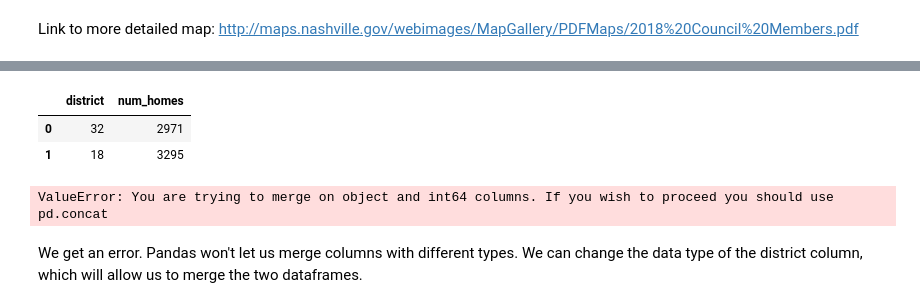
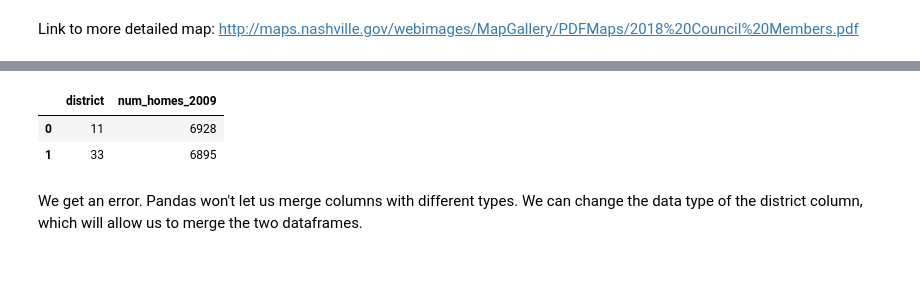
Before and after one commit to mcvholloway/affordable_housing, a Jupyter notebook: affordable_housing.ipynb, the cells around one changed output, grey strips where cells are left out. Saved outputs shown, nothing was run; the diff lists cells and outputs as text; code cells hidden in the pictures; blank space fills up the shorter version.

```diff
--- a/affordable_housing.ipynb
+++ b/affordable_housing.ipynb
@@ -77,0 +124,3 @@ import matplotlib.pyplot as plt
+# %%
+houses_2009.columns = houses_2009.columns.map(lambda x: x.replace(' ', '').replace('2009', ''))
+houses_2009.columns
@@ -77,0 +317,4 @@ import matplotlib.pyplot as plt
+# %%
+houses_2009 = houses_2009.drop_duplicates('AddressFullAddress')
+houses_2013 = houses_2013.drop_duplicates('AddressFullAddress')
+houses_2017 = houses_2017.drop_duplicates('AddressFullAddress')
@@ -107,2 +596,3 @@ Link to more detailed map: http://maps.nashville.gov/webimages/MapGallery/PDFMap
 # %%
-homes_per_district = houses.CouncilDistrict.value_counts().sort_values()
+homes_per_district = houses_2009.CouncilDistrict.value_counts()
+homes_per_district
@@ -109,3 +616,0 @@ homes_per_district = houses.CouncilDistrict.value_counts().sort_values()
-# %%
-homes_per_district = pd.DataFrame(homes_per_district)
-homes_per_district.head(2)
@@ -123,14 +628,12 @@ homes_per_district.head(2)
 # %%
-homes_per_district.columns = ['district', 'num_homes']
+homes_per_district.columns = ['district', 'num_homes_2009']
 homes_per_district.head(2)
 # %% [output]
-|  | district | num_homes |
-| 0 | 32 | 2971 |
-| 1 | 18 | 3295 |
+|  | district | num_homes_2009 |
+| 0 | 11 | 6928 |
+| 1 | 33 | 6895 |
 # %%
-pd.merge(left = council_districts, right = homes_per_district)
+# pd.merge(left = council_districts, right = homes_per_district)
-# %% [output]
-ValueError: You are trying to merge on object and int64 columns. If you wish to proceed you should use pd.concat
 # %% [markdown]
 We get an error. Pandas won't let us merge columns with different types. We can change the data type of the district column, which will allow us to merge the two dataframes.
 # %%
```
Also changed, not shown: parts of 324 cells of this notebook.
